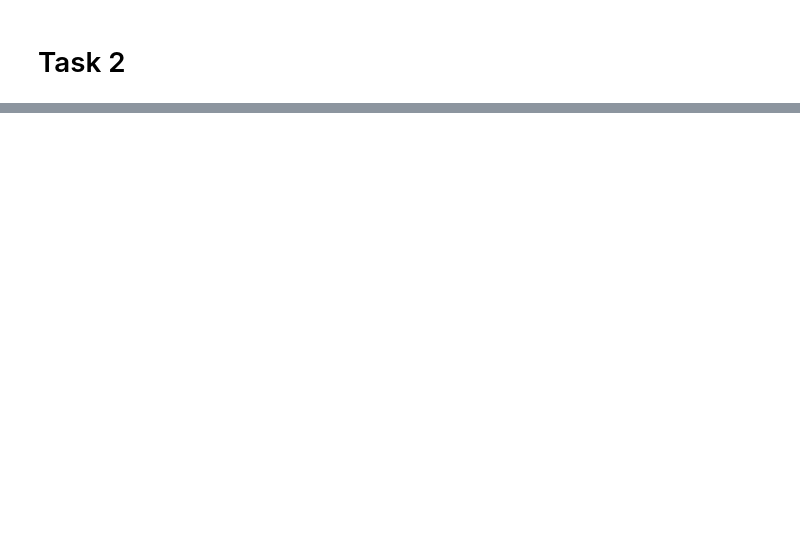
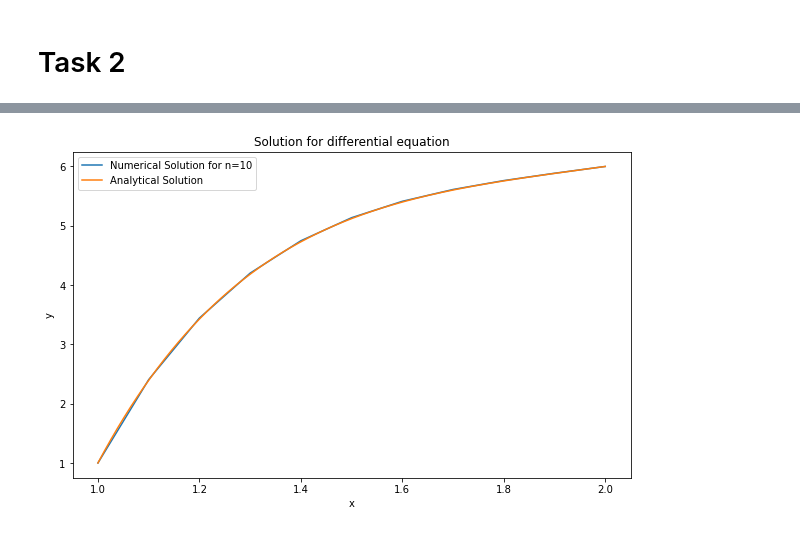
Before and after one commit to akaufman22/CQF, a Jupyter notebook: M3/Exam.ipynb, the cells around one changed output, grey strips where cells are left out. Drawn from its saved outputs; the diff is of its cells as text; code cells hidden in the pictures; blank space fills up the shorter version.

```diff
--- a/M3/Exam.ipynb
+++ b/M3/Exam.ipynb
@@ -646,0 +724,42 @@ To conclude, the argument that asian options are used when one needs to cheapen
+# %%
+def numerical_solution(n=10):
+    x_0, x_n = 1, 2
+    y_0, y_n = 1, 6
+    P = np.ones(n+1) * 3
+    Q = np.ones(n+1) * 2
+    ###
+    x = np.linspace(x_0, x_n, n+1)
+    y = np.zeros(n+1)
+    y[0] = y_0
+    y[n] = y_n
+    dx = (x_n - x_0) / n
+    f = 4 * x ** 2
+
+    A = np.zeros((n + 1, n + 1))
+    v = np.zeros(n + 1)
+    A[0, 0] = 1
+    A[n, n] = 1
+    v[0], v[n] = 1, 6
+    for i in range(1, n, 1):
+        A[i, i -1 ] = 1 - P[i] * dx / 2
+        A[i, i] = Q[i] * (dx ** 2) - 2
+        A[i, i + 1] = 1 + P[i] * dx / 2
+        v[i] = (dx ** 2) * f[i]
+    return x, np.linalg.inv(A) @ v
+
+def analytical_solution(x):
+    C_1 = 3 * exp(4) - (3 * exp(4) + 2 * exp(2)) / (1 - exp(-1))
+    C_2 = (3 * exp(2) + 2) / (1 - exp(-1))
+    return C_1 * np.exp(-2 * x) + C_2 * np.exp(-x) + 2 * x ** 2 - 6 * x + 7
+# %%
+x, y = numerical_solution()
+plt.figure(figsize=(10, 6))
+plt.plot(x, y, label='Numerical Solution for n=10')
+plt.plot(np.linspace(1, 2, 1000), analytical_solution(np.linspace(1, 2, 1000)), label='Analytical Solution')
+plt.title('Solution for differential equation')
+plt.legend(loc='upper left', frameon=True)
+plt.xlabel('x')
+plt.ylabel('y')
+plt.show()
+# %% [output]
+[figure, added]
```
Also changed, not shown: parts of 42 cells of this notebook.
